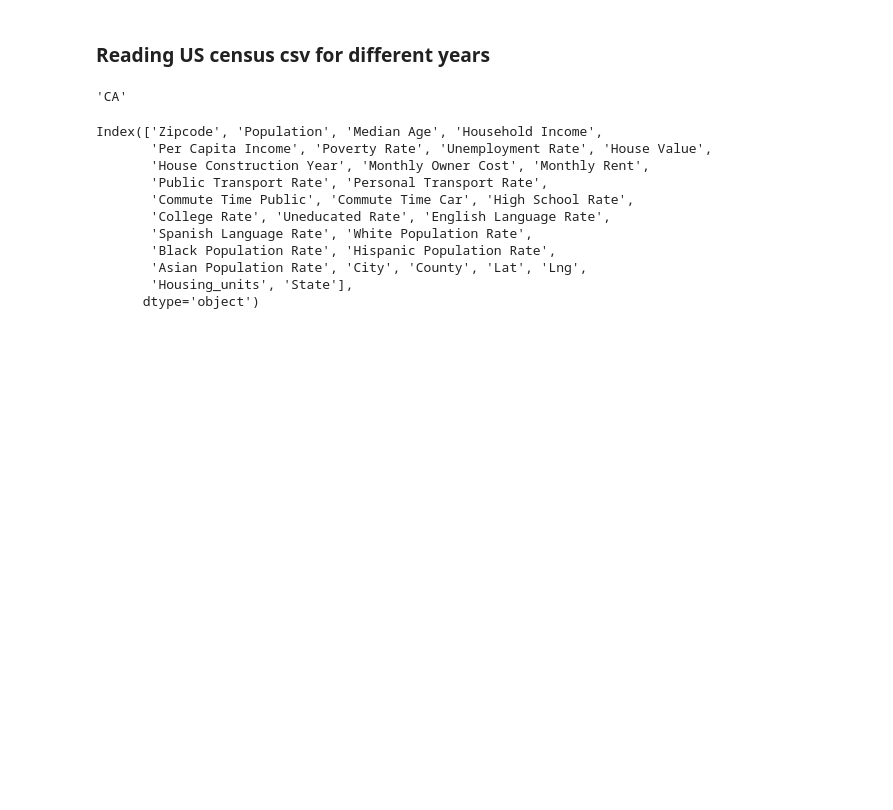
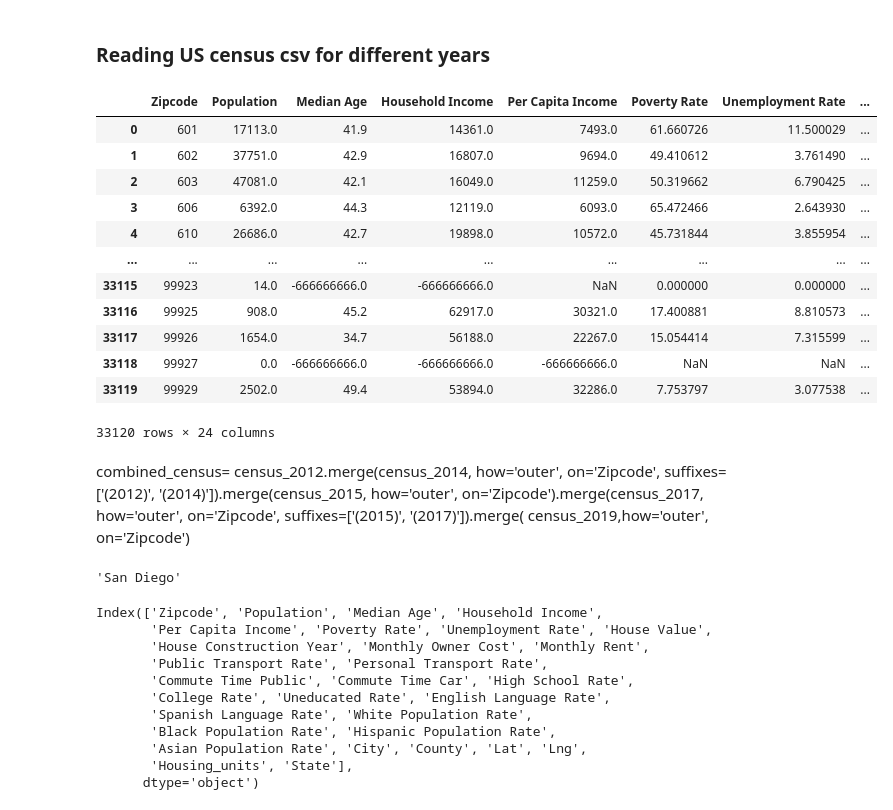
Before and after one commit to pandeysudip/housing-price, a Jupyter notebook: census_data.ipynb, the cells around one changed output. Drawn from its saved outputs; the diff is of its cells as text; code cells hidden in the pictures; blank space fills up the shorter version.

```diff
--- a/census_data.ipynb
+++ b/census_data.ipynb
@@ -174,8 +165,31 @@ combined_census= census_2012.merge(census_2014,
+# %%
+census_2019
+# %% [output]
+|  | Zipcode | Population | Median Age | Household Income | Per Capita Income | Poverty Rate | Unemployment Rate | ... |
+| 0 | 601 | 17113.0 | 41.9 | 14361.0 | 7493.0 | 61.660726 | 11.500029 | ... |
+| 1 | 602 | 37751.0 | 42.9 | 16807.0 | 9694.0 | 49.410612 | 3.761490 | ... |
+| 2 | 603 | 47081.0 | 42.1 | 16049.0 | 11259.0 | 50.319662 | 6.790425 | ... |
+| 3 | 606 | 6392.0 | 44.3 | 12119.0 | 6093.0 | 65.472466 | 2.643930 | ... |
+| 4 | 610 | 26686.0 | 42.7 | 19898.0 | 10572.0 | 45.731844 | 3.855954 | ... |
+| ... | ... | ... | ... | ... | ... | ... | ... | ... |
+| 33115 | 99923 | 14.0 | -666666666.0 | -666666666.0 | NaN | 0.000000 | 0.000000 | ... |
+| 33116 | 99925 | 908.0 | 45.2 | 62917.0 | 30321.0 | 17.400881 | 8.810573 | ... |
+| 33117 | 99926 | 1654.0 | 34.7 | 56188.0 | 22267.0 | 15.054414 | 7.315599 | ... |
+| 33118 | 99927 | 0.0 | -666666666.0 | -666666666.0 | -666666666.0 | NaN | NaN | ... |
+| 33119 | 99929 | 2502.0 | 49.4 | 53894.0 | 32286.0 | 7.753797 | 3.077538 | ... |
+33120 rows × 24 columns
+# %% [markdown]
+combined_census= census_2012.merge(census_2014,
+                        how='outer', on='Zipcode',
+                        suffixes=['(2012)', '(2014)']).merge(census_2015,
+                        how='outer', on='Zipcode').merge(census_2017,
+                        how='outer', on='Zipcode', suffixes=['(2015)', '(2017)']).merge(
+                        census_2019,how='outer', on='Zipcode')
 # %%
 #Using search engine to from zipcode to look different values
 search = SearchEngine()
 zipcode = search.by_zipcode("92122")
-zipcode.state
+zipcode.city
 # %% [output]
-'CA'
+'San Diego'
 # %%
```
Also changed, not shown: parts of 13 cells of this notebook, 3 other files.
